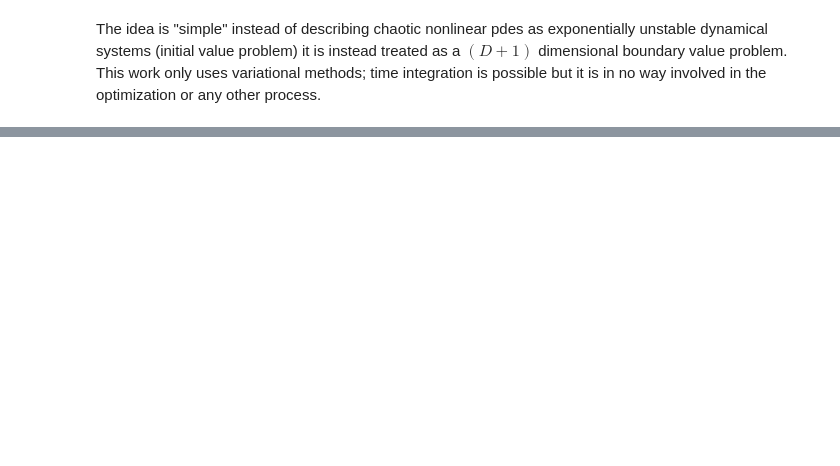
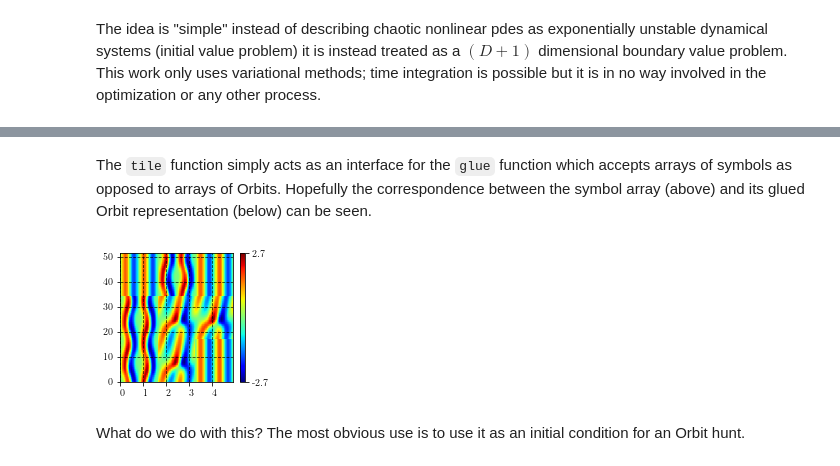
Before and after one commit to chaotic-systems/orbithunter, a Jupyter notebook: tutorial/tutorial.ipynb, the cells around one changed output, grey strips where cells are left out. Drawn from its saved outputs; the diff is of its cells as text; code cells hidden in the pictures; blank space fills up the shorter version.

````diff
--- a/tutorial/tutorial.ipynb
+++ b/tutorial/tutorial.ipynb
@@ -241,0 +278,4 @@ in the optimization or any other process.
+# %%
+# provide dataset/group and keys as tuples
+imported_orbit_dict = oh.read_tileset('../data/ks/tiles.h5', (0, 1, 2), ("default/double_streak", "default/defect", "default/wiggle"))
+imported_orbit_dict
@@ -241,0 +296,13 @@ in the optimization or any other process.
+# %%
+np.random.seed(5)
+symbol_array = (3*np.random.rand(3, 3)).astype(int)
+symbol_array
+# %% [markdown]
+The ```tile``` function simply acts as an interface for the ```glue``` function which accepts arrays of symbols as opposed to arrays of Orbits. Hopefully the correspondence between the symbol array (above) and its glued Orbit representation (below) can be seen.
+# %%
+tiled_orbit = oh.tile(symbol_array, imported_orbit_dict, oh.RelativeOrbitKS)
+tiled_orbit.plot()
+# %% [output]
+[figure, added]
+# %% [markdown]
+What do we do with this? The most obvious use is to use it as an initial condition for an Orbit hunt.
````
Also changed, not shown: parts of 30 cells of this notebook, 4 other files.
